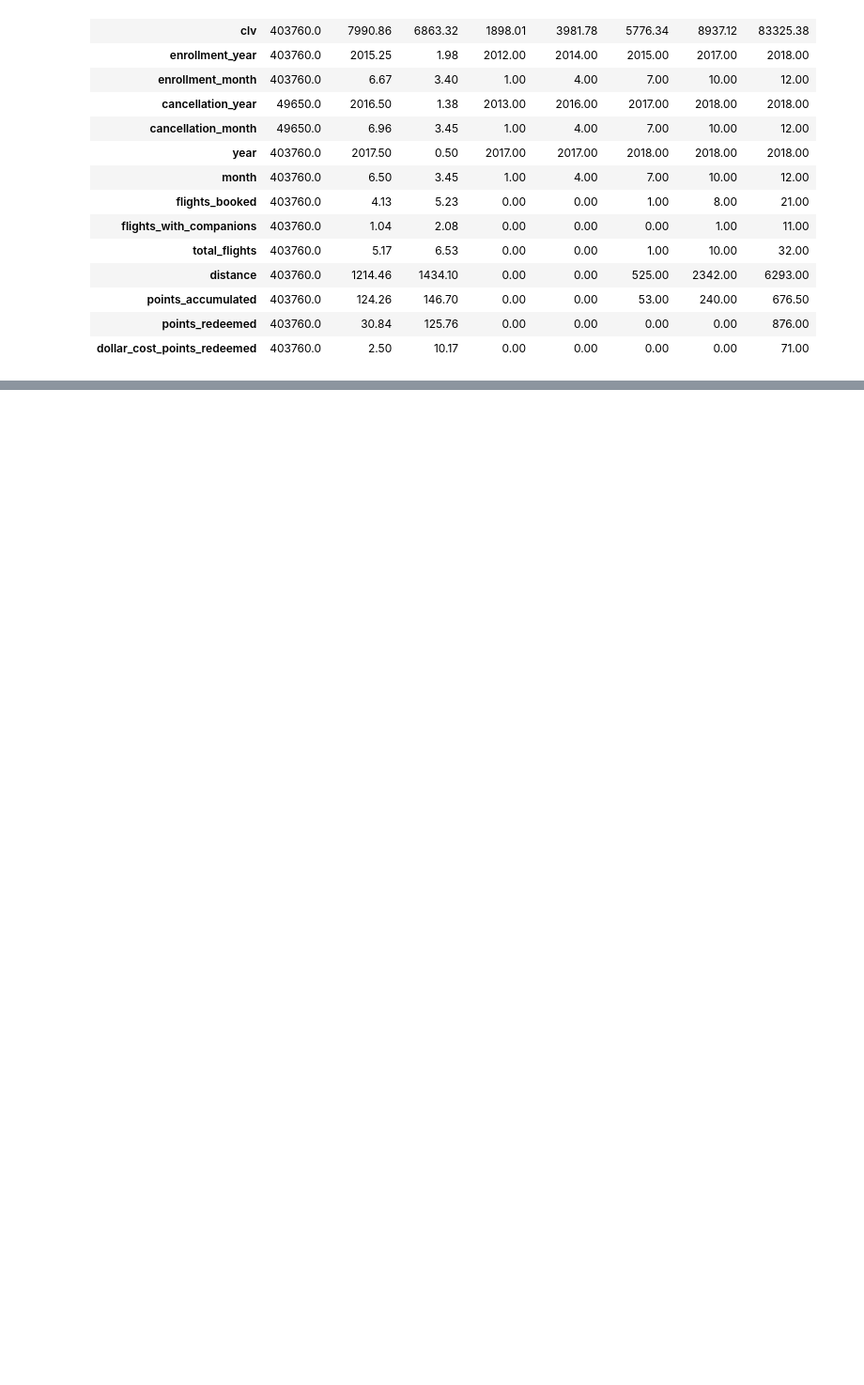
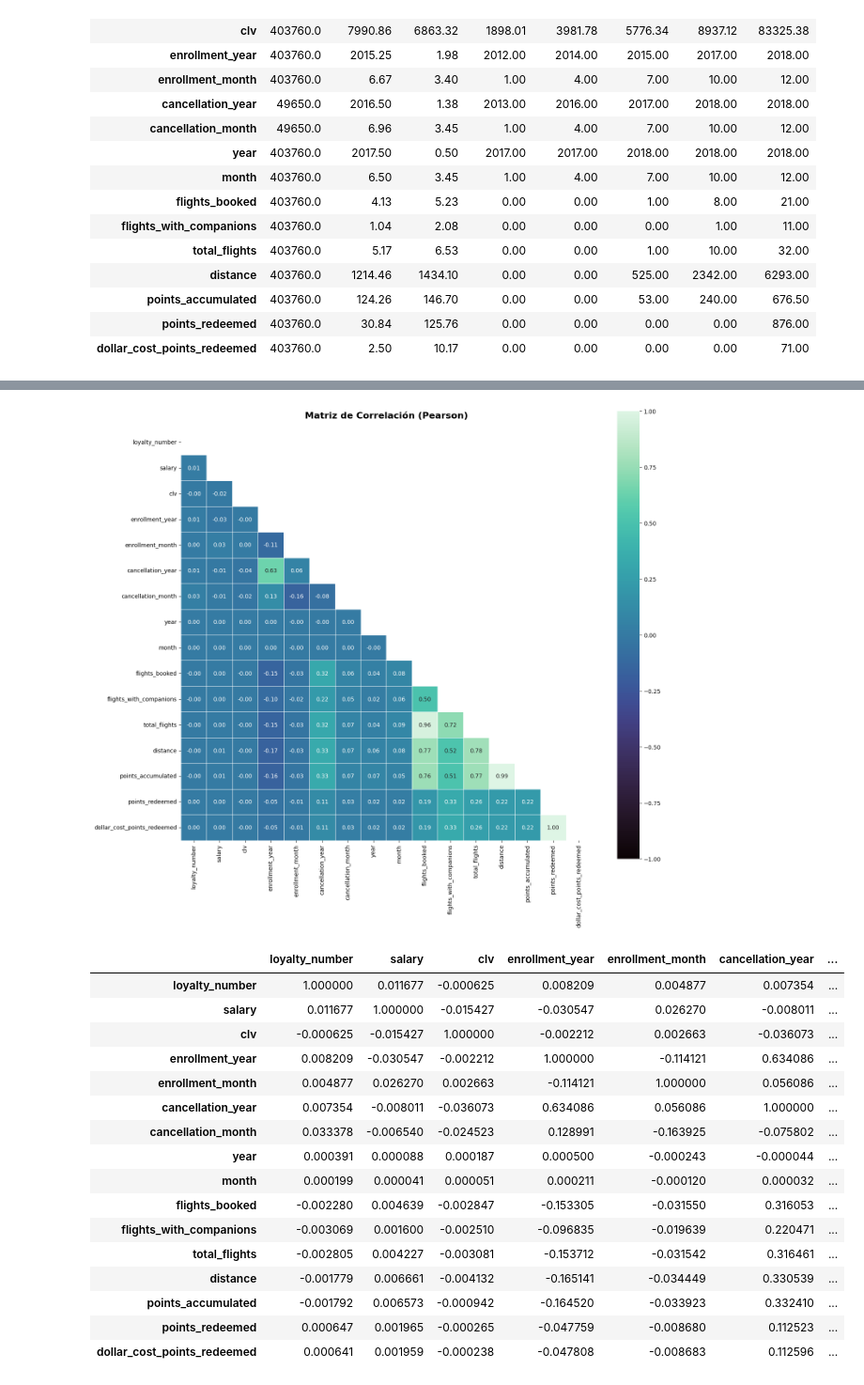
Before and after one commit to Adalab/bda-modulo-3-evaluacion-final-jesgonza2026, a Jupyter notebook: fase_2_evaluacion_final_jesica.ipynb, the cells around one changed output, grey strips where cells are left out. Shown at 94% size. Cells and saved outputs as stored; diff of their text form; code cells hidden in the pictures; blank space fills up the shorter version.

```diff
--- a/fase_2_evaluacion_final_jesica.ipynb
+++ b/fase_2_evaluacion_final_jesica.ipynb
@@ -58,0 +79,23 @@ NameError: name 'df_final' is not defined
+# %%
+from src.soporte_correlacion import matriz_correlacion_visual
+matriz_correlacion_visual(df_final,metodo='pearson', figsize=(15, 15), cmap='mako',
+                              annot=True, fmt='.2f', solo_triangulo=True)
+# %% [output]
+[figure, added]
+|  | loyalty_number | salary | clv | enrollment_year | enrollment_month | cancellation_year | ... |
+| loyalty_number | 1.000000 | 0.011677 | -0.000625 | 0.008209 | 0.004877 | 0.007354 | ... |
+| salary | 0.011677 | 1.000000 | -0.015427 | -0.030547 | 0.026270 | -0.008011 | ... |
+| clv | -0.000625 | -0.015427 | 1.000000 | -0.002212 | 0.002663 | -0.036073 | ... |
+| enrollment_year | 0.008209 | -0.030547 | -0.002212 | 1.000000 | -0.114121 | 0.634086 | ... |
+| enrollment_month | 0.004877 | 0.026270 | 0.002663 | -0.114121 | 1.000000 | 0.056086 | ... |
+| cancellation_year | 0.007354 | -0.008011 | -0.036073 | 0.634086 | 0.056086 | 1.000000 | ... |
+| cancellation_month | 0.033378 | -0.006540 | -0.024523 | 0.128991 | -0.163925 | -0.075802 | ... |
+| year | 0.000391 | 0.000088 | 0.000187 | 0.000500 | -0.000243 | -0.000044 | ... |
+| month | 0.000199 | 0.000041 | 0.000051 | 0.000211 | -0.000120 | 0.000032 | ... |
+| flights_booked | -0.002280 | 0.004639 | -0.002847 | -0.153305 | -0.031550 | 0.316053 | ... |
+| flights_with_companions | -0.003069 | 0.001600 | -0.002510 | -0.096835 | -0.019639 | 0.220471 | ... |
+| total_flights | -0.002805 | 0.004227 | -0.003081 | -0.153712 | -0.031542 | 0.316461 | ... |
+| distance | -0.001779 | 0.006661 | -0.004132 | -0.165141 | -0.034449 | 0.330539 | ... |
+| points_accumulated | -0.001792 | 0.006573 | -0.000942 | -0.164520 | -0.033923 | 0.332410 | ... |
+| points_redeemed | 0.000647 | 0.001965 | -0.000265 | -0.047759 | -0.008680 | 0.112523 | ... |
+| dollar_cost_points_redeemed | 0.000641 | 0.001959 | -0.000238 | -0.047808 | -0.008683 | 0.112596 | ... |
```
Also changed, not shown: parts of 8 cells of this notebook, 1 other file.
